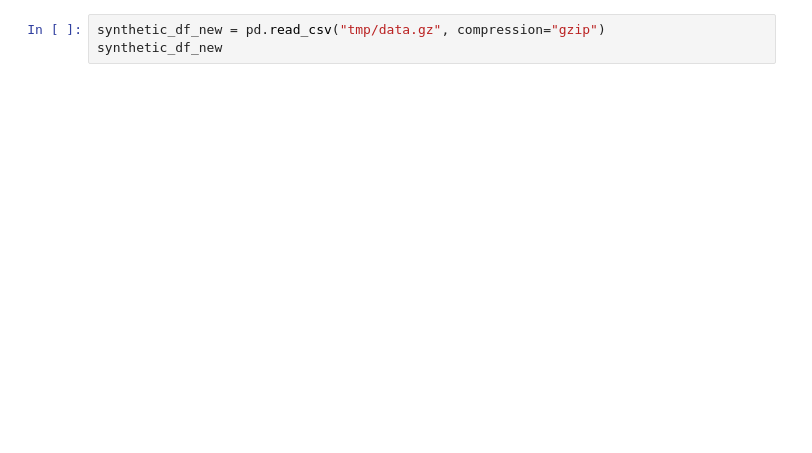
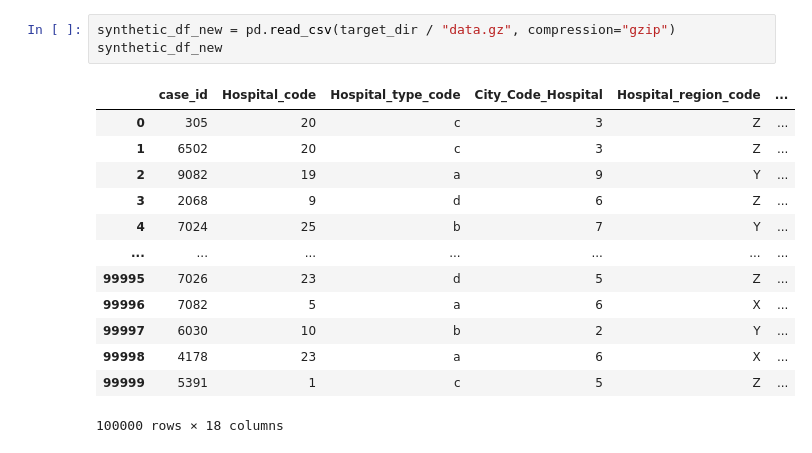
Before and after one commit to gretelai/gretel-blueprints, a Jupyter notebook: docs/notebooks/local_synthetics.ipynb, the cells around one changed output. Drawn from its saved outputs; the diff is of its cells as text; blank space fills up the shorter version.

```diff
--- a/docs/notebooks/local_synthetics.ipynb
+++ b/docs/notebooks/local_synthetics.ipynb
@@ -67,3 +183,17 @@ run = submit_docker_local(
 # %%
-synthetic_df_new = pd.read_csv("tmp/data.gz", compression="gzip")
+synthetic_df_new = pd.read_csv(target_dir / "data.gz", compression="gzip")
 synthetic_df_new
+# %% [output]
+|  | case_id | Hospital_code | Hospital_type_code | City_Code_Hospital | Hospital_region_code | ... |
+| 0 | 305 | 20 | c | 3 | Z | ... |
+| 1 | 6502 | 20 | c | 3 | Z | ... |
+| 2 | 9082 | 19 | a | 9 | Y | ... |
+| 3 | 2068 | 9 | d | 6 | Z | ... |
+| 4 | 7024 | 25 | b | 7 | Y | ... |
+| ... | ... | ... | ... | ... | ... | ... |
+| 99995 | 7026 | 23 | d | 5 | Z | ... |
+| 99996 | 7082 | 5 | a | 6 | X | ... |
+| 99997 | 6030 | 10 | b | 2 | Y | ... |
+| 99998 | 4178 | 23 | a | 6 | X | ... |
+| 99999 | 5391 | 1 | c | 5 | Z | ... |
+100000 rows × 18 columns
```
Also changed, not shown: parts of 9 cells of this notebook, 1 other file.
